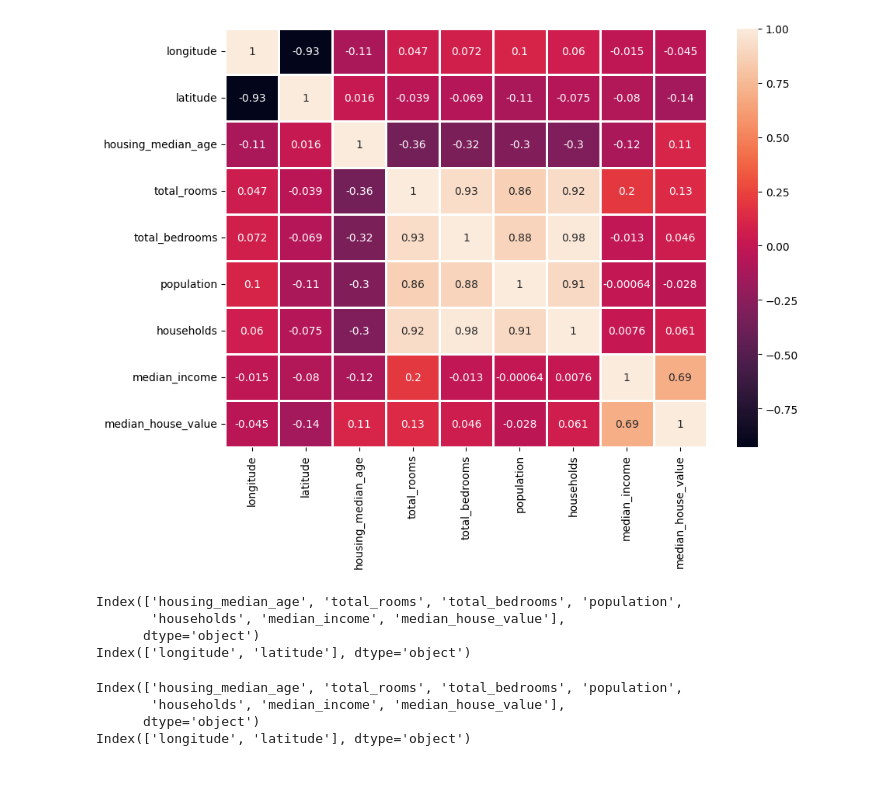
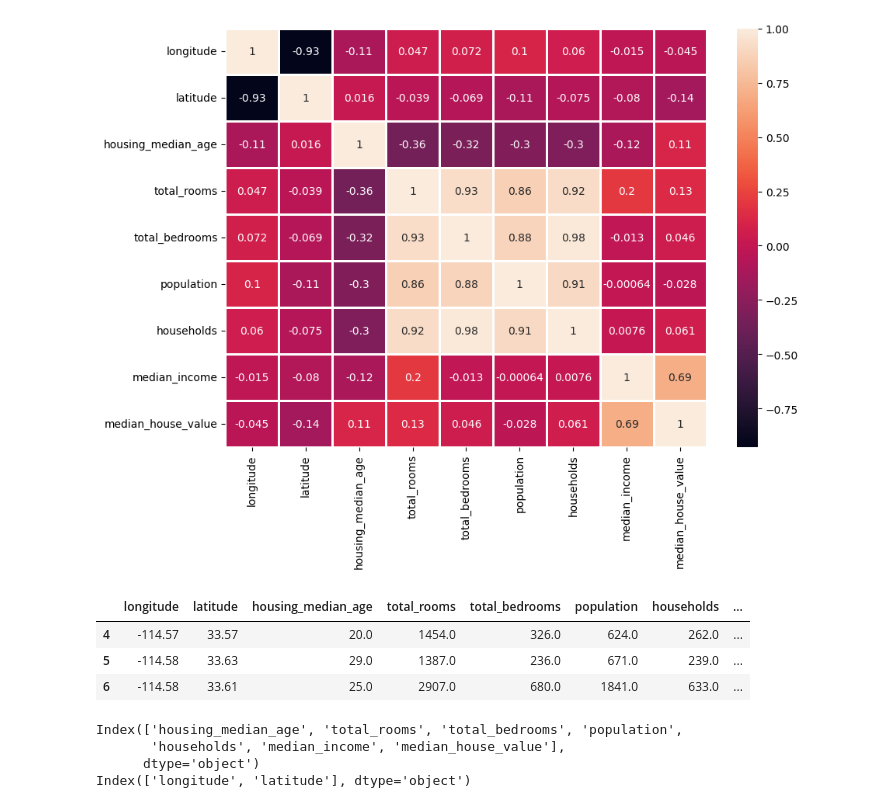
Before and after one commit to Madhumitha-Reddy/AIML-2025, a Jupyter notebook: lab4.ipynb, the cells around one changed output. Cells and saved outputs as stored; diff of their text form; code cells hidden in the pictures; blank space fills up the shorter version.

```diff
--- a/lab4.ipynb
+++ b/lab4.ipynb
@@ -71,14 +96,13 @@ sns.heatmap(df.corr(),annot=True,linewidths=2)
 # %% [output]
 <Axes: >
 [figure]
-# %%
-print(df.columns[2:9])
-print(df.columns[0:2])
-# %% [output]
-Index(['housing_median_age', 'total_rooms', 'total_bedrooms', 'population',
-       'households', 'median_income', 'median_house_value'],
-      dtype='object')
-Index(['longitude', 'latitude'], dtype='object')
+# %%
+df[4:7]
+# %% [output]
+|  | longitude | latitude | housing_median_age | total_rooms | total_bedrooms | population | households | ... |
+| 4 | -114.57 | 33.57 | 20.0 | 1454.0 | 326.0 | 624.0 | 262.0 | ... |
+| 5 | -114.58 | 33.63 | 29.0 | 1387.0 | 236.0 | 671.0 | 239.0 | ... |
+| 6 | -114.58 | 33.61 | 25.0 | 2907.0 | 680.0 | 1841.0 | 633.0 | ... |
 # %%
 print(df.columns[2:9])
 print(df.columns[0:2])
```
Also changed, not shown: parts of 9 cells of this notebook.
